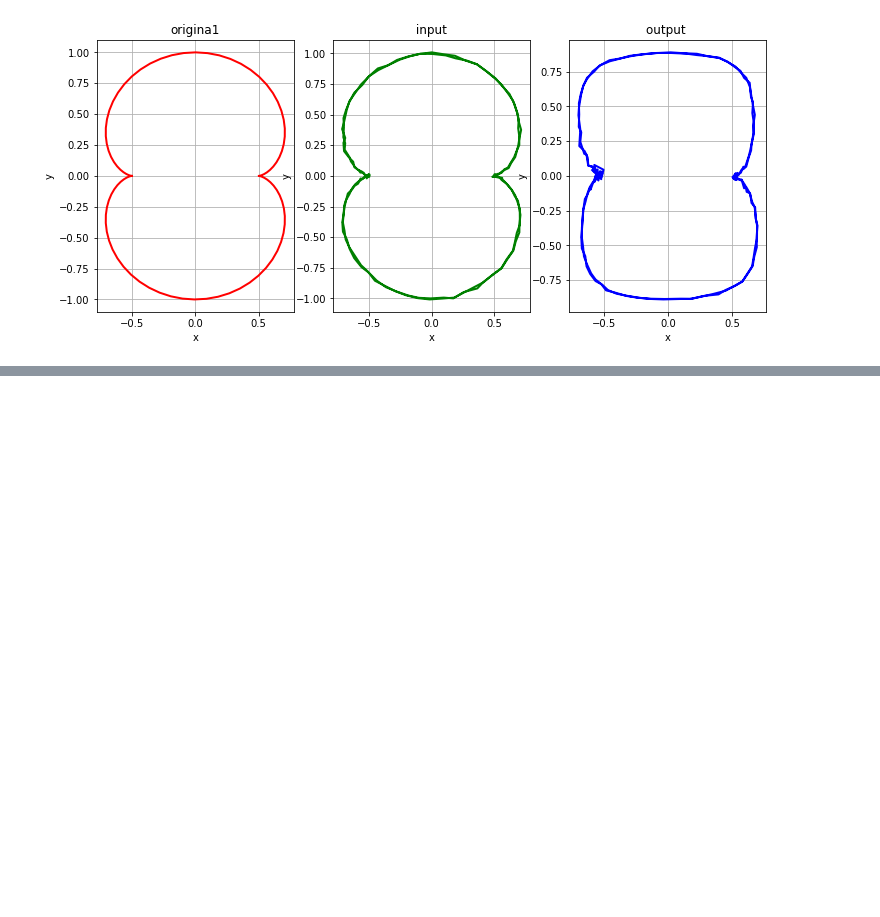
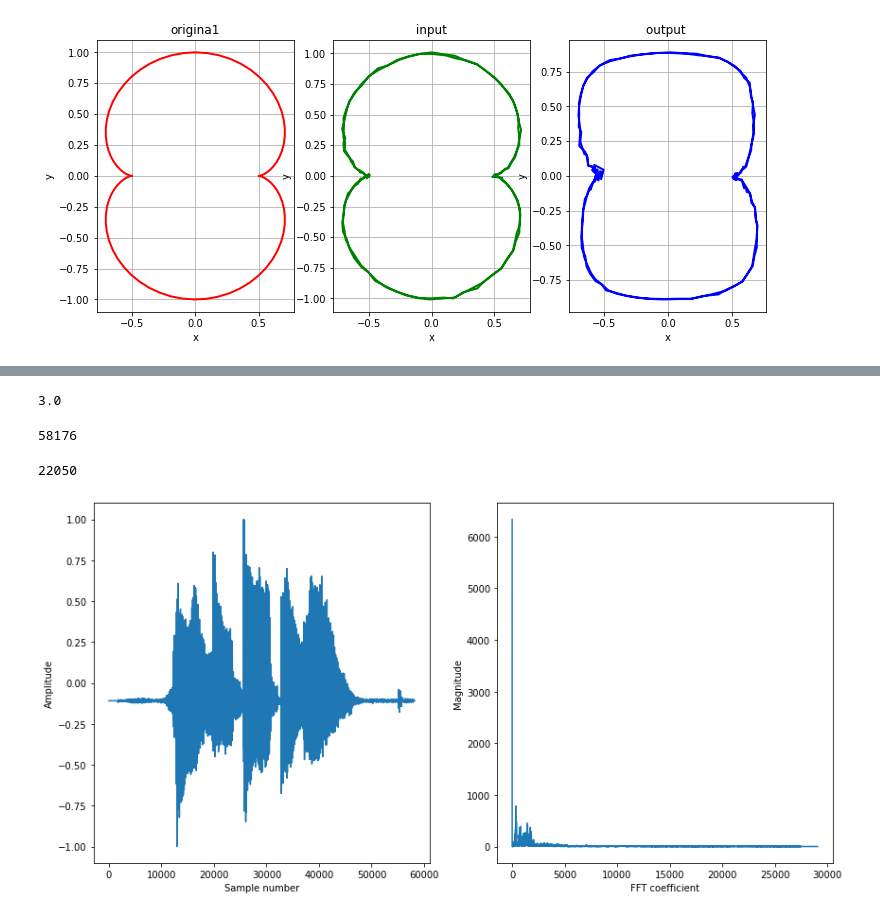
Before and after one commit to Nadiam75/DeepLearning_HW_3, a Jupyter notebook: Q2.ipynb, the cells around one changed output, grey strips where cells are left out. Saved outputs shown, nothing was run; the diff lists cells and outputs as text; code cells hidden in the pictures; blank space fills up the shorter version.

Commit message:
added audio noise removal network

```diff
--- a/Q2.ipynb
+++ b/Q2.ipynb
@@ -13,3 +35,8 @@ from numpy import random
+# %%
+
+#***convert complex np array to polar arrays (2 apprays; abs and angle)
+def to_polar(complex_ar):
+    return np.abs(complex_ar),np.angle(complex_ar)
 # %%
 def make_noisy(Y, noise_range=(-0.35, 0.35)):
     noise = np.zeros(Y.shape)
@@ -1003,0 +1033,4 @@ plt.grid()
+# %%
+signal_file = '/content/drive/MyDrive/audio/data_signal.wav'
+signal_, sr = librosa.load(signal_file)
+signal=np.interp(signal_, (signal_.min(), signal_.max()), (-1, 1))
@@ -1003,0 +1039,12 @@ plt.grid()
+# %%
+dur
+# %% [output]
+3.0
+# %%
+len(signal)
+# %% [output]
+58176
+# %%
+sr
+# %% [output]
+22050
@@ -1003,0 +1053,15 @@ plt.grid()
+# %%
+plt.figure(figsize=(14,7))
+plt.subplot(1,2,1)
+plt.plot(signal )
+plt.xlabel("Sample number")
+plt.ylabel("Amplitude")
+plt.subplot(1,2,2)
+X=np.fft.rfft(signal)
+radius,angle=to_polar(X)
+plt.plot(radius)
+plt.xlabel("FFT coefficient")
+plt.ylabel("Magnitude")
+plt.show()
+# %% [output]
+[figure, added]
```
Also changed, not shown: parts of 26 cells of this notebook.
